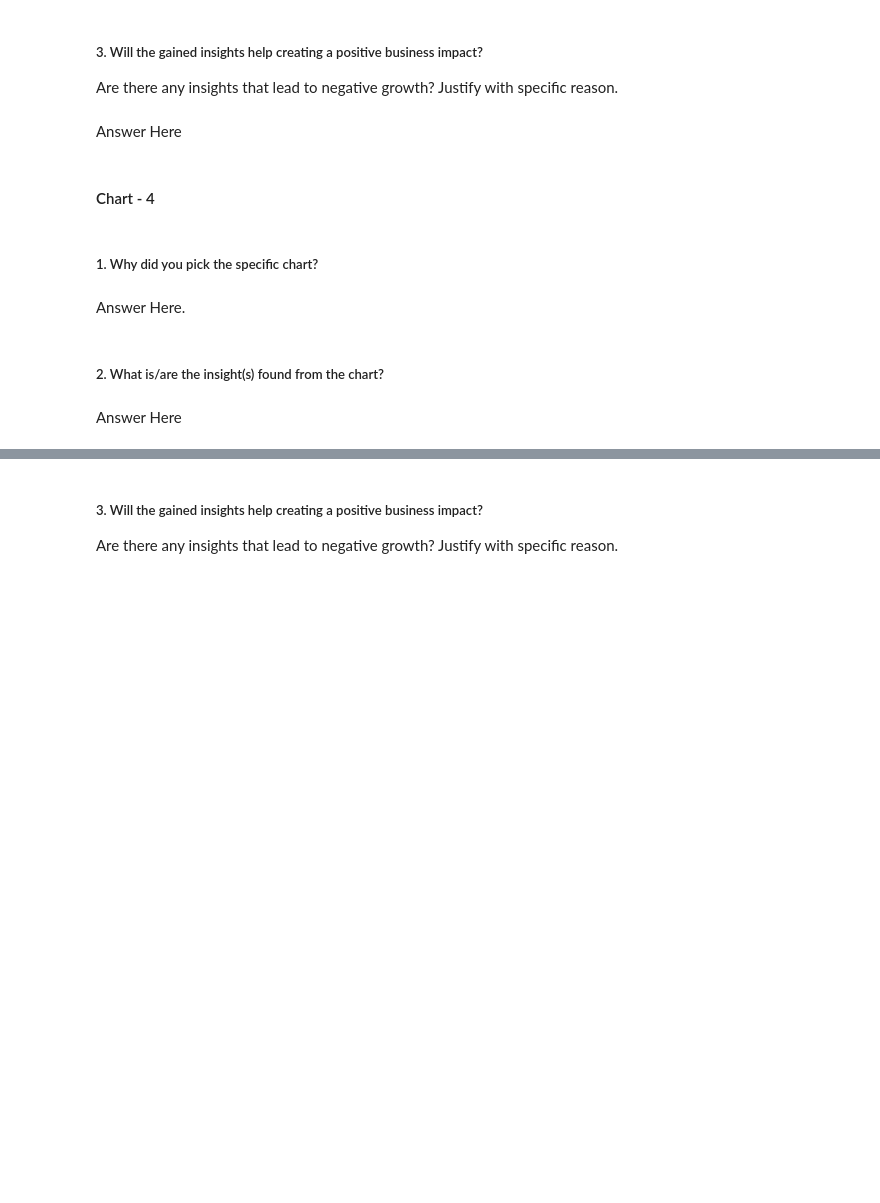
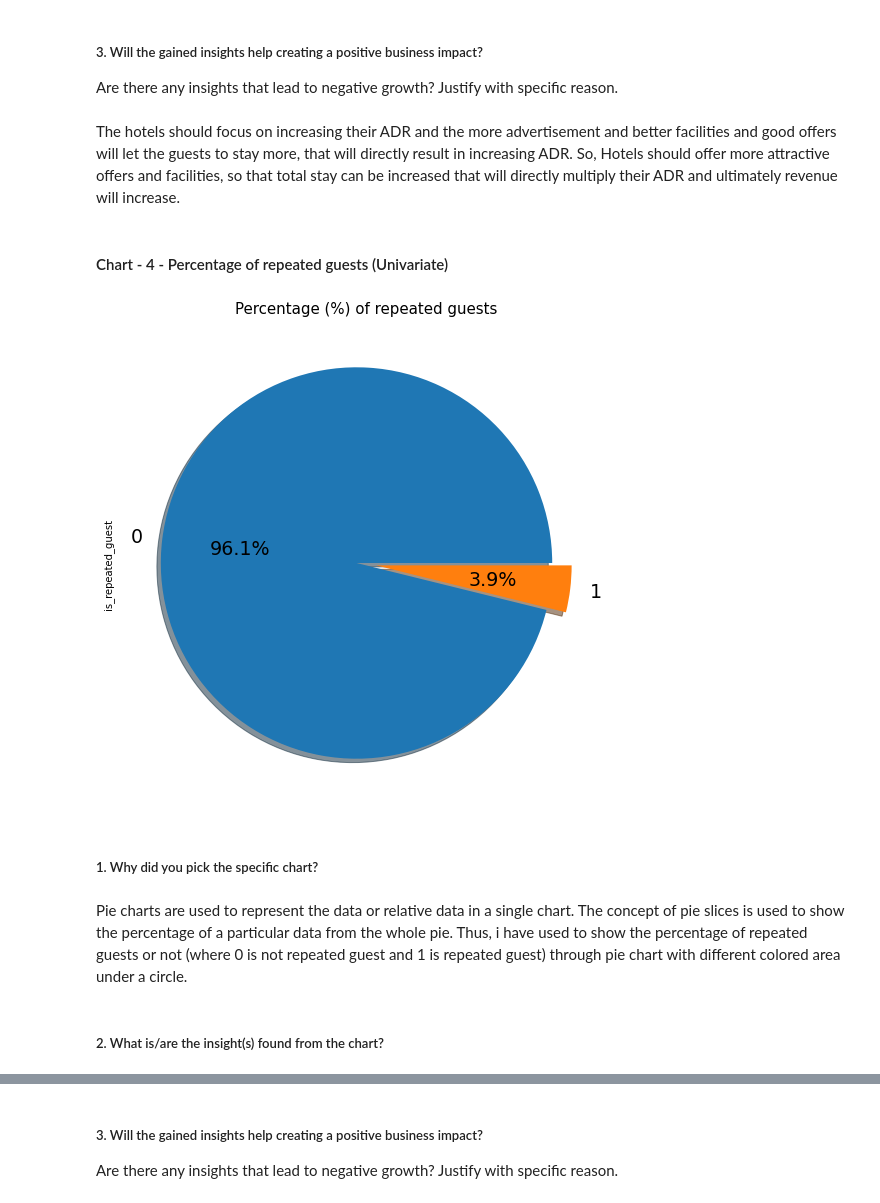
Before and after one commit to Apaulgithub/Hotel_Booking_Exploratory_Data_Analysis, a Jupyter notebook: Capstone_Project_1_Hotel_Booking_Analysis_EDA_Submission.ipynb, the cells around one changed output, grey strips where cells are left out. Saved outputs shown, nothing was run; the diff lists cells and outputs as text; code cells hidden in the pictures; blank space fills up the shorter version.

```diff
--- a/Capstone_Project_1_Hotel_Booking_Analysis_EDA_Submission.ipynb
+++ b/Capstone_Project_1_Hotel_Booking_Analysis_EDA_Submission.ipynb
@@ -836,7 +873,7 @@ Answer Here
 # %% [markdown]
 ##### 3. Will the gained insights help creating a positive business impact?
 Are there any insights that lead to negative growth? Justify with specific reason.
-# %% [markdown]
-Answer Here
+# %% [markdown]
+The hotels should focus on increasing their ADR and the more advertisement and better facilities and good offers will let the guests to stay more, that will directly result in increasing ADR. So, Hotels should offer more attractive offers and facilities, so that total stay can be increased that will directly multiply their ADR and ultimately revenue will increase.
 # %% [markdown]
-#### Chart - 4
+#### Chart - 4 - Percentage of repeated guests (Univariate)
@@ -845,8 +880,17 @@ Answer Here
+# %%
+# Chart - 4 visualization code
+
+# Visualizing by pie chart
+hotel_booking_df['is_repeated_guest'].value_counts().plot.pie(explode=[0.05, 0.05], autopct ='%1.1f%%', shadow = True, figsize =(10,9), fontsize = 19)
+
+# Set labels
+plt.title('Percentage (%) of repeated guests', fontsize = 15)
+plt.show()
+# %% [output]
+[figure, added]
 # %% [markdown]
 ##### 1. Why did you pick the specific chart?
-# %% [markdown]
-Answer Here.
+# %% [markdown]
+Pie charts are used to represent the data or relative data in a single chart. The concept of pie slices is used to show the percentage of a particular data from the whole pie. Thus, i have used to show the percentage of repeated guests or not (where 0 is not repeated guest and 1 is repeated guest) through pie chart with different colored area under a circle.
 # %% [markdown]
 ##### 2. What is/are the insight(s) found from the chart?
-# %% [markdown]
-Answer Here
```
Also changed, not shown: parts of 75 cells of this notebook.
